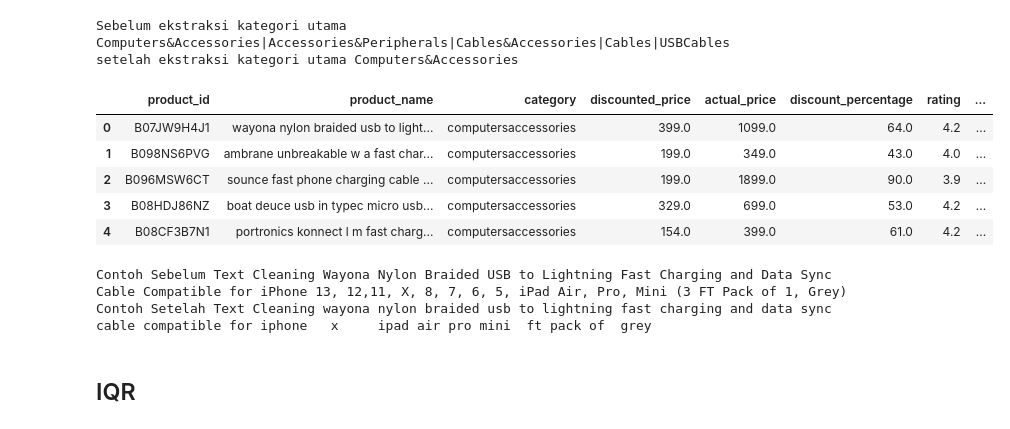
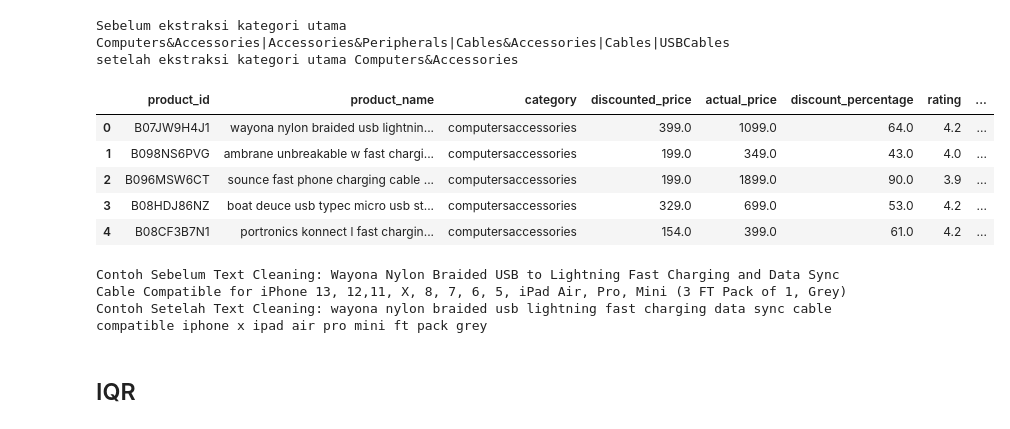
Before and after one commit to dmareee/Machine-Learning-Project, a Jupyter notebook: LaporanML2.ipynb, the cells around one changed output. Saved outputs shown, nothing was run; the diff lists cells and outputs as text; code cells hidden in the pictures.

```diff
--- a/LaporanML2.ipynb
+++ b/LaporanML2.ipynb
@@ -242,50 +242,53 @@ print(f'setelah ekstraksi kategori utama {clean_df["category"].loc[0]}')
 Sebelum ekstraksi kategori utama Computers&Accessories|Accessories&Peripherals|Cables&Accessories|Cables|USBCables
 setelah ekstraksi kategori utama Computers&Accessories
 # %%
-# Cleaning and preprocessing text without lemmatization
+# Cleaning and preprocessing text
 def clean_text(text):
     # Convert to lowercase
     text = text.lower()
     # Remove punctuation and special characters
     text = re.sub(r'@[A-Za-z0-9]+', '', text) # remove mentions
     text = re.sub(r'#[A-Za-z0-9]+', '', text) # remove hashtag
     text = re.sub(r'RT[\s]', '', text) # remove RT
     text = re.sub(r"http\S+", '', text) # remove link
     text = re.sub(r'[0-9]+', '', text) # remove numbers
     text = re.sub(r'[^\w\s]', '', text) # remove numbers
 
-
     text = text.replace('\n', ' ') # replace new line into space
     text = text.translate(str.maketrans('', '', string.punctuation)) # remove all punctuations
     text = text.strip(' ') # remove characters space from both left and right text
-    return text
-    # Remove stopwords
+
+    # Remove stopwords and apply lemmatization
     stop_words = set(stopwords.words('english'))
-    # Split text into words and rejoin without stopwords
-    text = ' '.join([word for word in text.split() if word not in stop_words])
-    return text
+    lemmatizer = WordNetLemmatizer()
+    filtered_words = []
+    for word in text.split():
+        if word not in stop_words:
+            filtered_words.append(lemmatizer.lemmatize(word))
+
+    return ' '.join(filtered_words)
 
 # Assuming df is your DataFrame and it has been previously loaded
 # Apply the clean_text function to the DataFrame columns
 clean_df['product_name'] = clean_df['product_name'].apply(clean_text)
 clean_df['about_product'] = clean_df['about_product'].apply(clean_text)
 clean_df['review_title'] = clean_df['review_title'].apply(clean_text)
 clean_df['review_content'] = clean_df['review_content'].apply(clean_text)
 clean_df['category'] = clean_df['category'].apply(clean_text)
 clean_df.head()
 # %% [output]
 |  | product_id | product_name | category | discounted_price | actual_price | discount_percentage | rating | ... |
-| 0 | B07JW9H4J1 | wayona nylon braided usb to light... | computersaccessories | 399.0 | 1099.0 | 64.0 | 4.2 | ... |
-| 1 | B098NS6PVG | ambrane unbreakable w a fast char... | computersaccessories | 199.0 | 349.0 | 43.0 | 4.0 | ... |
+| 0 | B07JW9H4J1 | wayona nylon braided usb lightnin... | computersaccessories | 399.0 | 1099.0 | 64.0 | 4.2 | ... |
+| 1 | B098NS6PVG | ambrane unbreakable w fast chargi... | computersaccessories | 199.0 | 349.0 | 43.0 | 4.0 | ... |
 | 2 | B096MSW6CT | sounce fast phone charging cable ... | computersaccessories | 199.0 | 1899.0 | 90.0 | 3.9 | ... |
-| 3 | B08HDJ86NZ | boat deuce usb in typec micro usb... | computersaccessories | 329.0 | 699.0 | 53.0 | 4.2 | ... |
-| 4 | B08CF3B7N1 | portronics konnect l m fast charg... | computersaccessories | 154.0 | 399.0 | 61.0 | 4.2 | ... |
+| 3 | B08HDJ86NZ | boat deuce usb typec micro usb st... | computersaccessories | 329.0 | 699.0 | 53.0 | 4.2 | ... |
+| 4 | B08CF3B7N1 | portronics konnect l fast chargin... | computersaccessories | 154.0 | 399.0 | 61.0 | 4.2 | ... |
 # %%
-print(f'Contoh Sebelum Text Cleaning {df["product_name"].loc[0]}')
-print(f'Contoh Setelah Text Cleaning {clean_df["product_name"].loc[0]}')
+print(f'Contoh Sebelum Text Cleaning: {df["product_name"].loc[0]}')
+print(f'Contoh Setelah Text Cleaning: {clean_df["product_name"].loc[0]}')
 # %% [output]
-Contoh Sebelum Text Cleaning Wayona Nylon Braided USB to Lightning Fast Charging and Data Sync Cable Compatible for iPhone 13, 12,11, X, 8, 7, 6, 5, iPad Air, Pro, Mini (3 FT Pack of 1, Grey)
-Contoh Setelah Text Cleaning wayona nylon braided usb to lightning fast charging and data sync cable compatible for iphone   x     ipad air pro mini  ft pack of  grey
+Contoh Sebelum Text Cleaning: Wayona Nylon Braided USB to Lightning Fast Charging and Data Sync Cable Compatible for iPhone 13, 12,11, X, 8, 7, 6, 5, iPad Air, Pro, Mini (3 FT Pack of 1, Grey)
+Contoh Setelah Text Cleaning: wayona nylon braided usb lightning fast charging data sync cable compatible iphone x ipad air pro mini ft pack grey
 # %% [markdown]
 ## IQR
 # %% [markdown]
```
Also changed, not shown: parts of 12 cells of this notebook, 2 other files.
